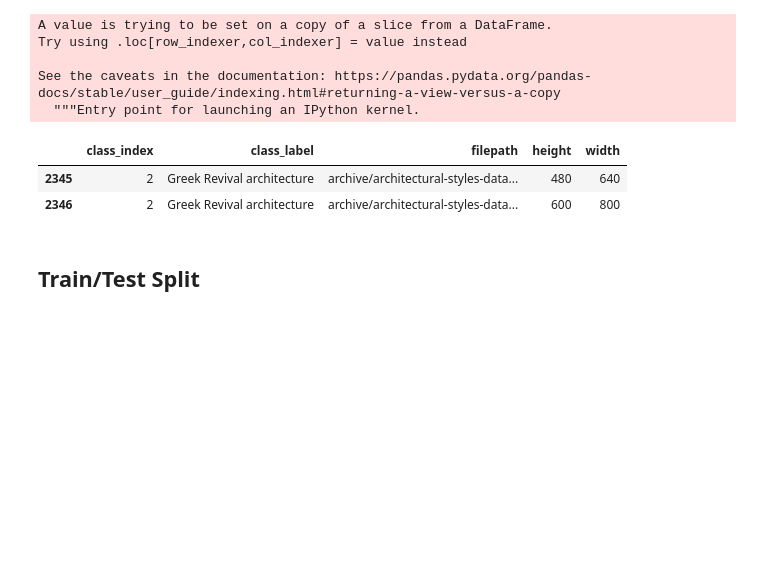
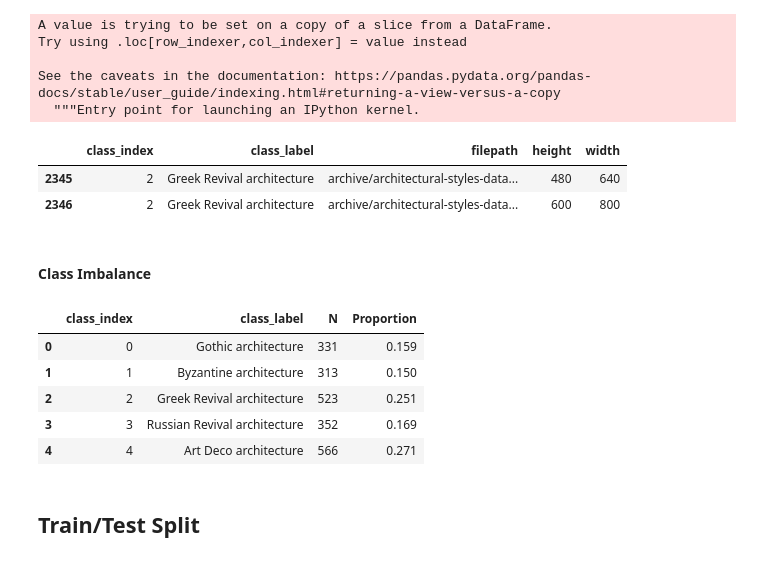
Before and after one commit to Physsionist/deep_architecture, a Jupyter notebook: model_fitting.ipynb, the cells around one changed output. Drawn from its saved outputs; the diff is of its cells as text; code cells hidden in the pictures; blank space fills up the shorter version.

```diff
--- a/model_fitting.ipynb
+++ b/model_fitting.ipynb
@@ -360,6 +360,19 @@ See the caveats in the documentation: https://pandas.pydata.org/pandas-docs/stab
 |  | class_index | class_label | filepath | height | width |
 | 2345 | 2 | Greek Revival architecture | archive/architectural-styles-data... | 480 | 640 |
 | 2346 | 2 | Greek Revival architecture | archive/architectural-styles-data... | 600 | 800 |
+# %% [markdown]
+#### Class Imbalance
+# %%
+temp = df_filt.groupby(['class_index', 'class_label']).size().reset_index().rename({0:'N'}, axis=1)
+temp['Proportion'] = (temp['N'] / len(df_filt)).round(3)
+temp
+# %% [output]
+|  | class_index | class_label | N | Proportion |
+| 0 | 0 | Gothic architecture | 331 | 0.159 |
+| 1 | 1 | Byzantine architecture | 313 | 0.150 |
+| 2 | 2 | Greek Revival architecture | 523 | 0.251 |
+| 3 | 3 | Russian Revival architecture | 352 | 0.169 |
+| 4 | 4 | Art Deco architecture | 566 | 0.271 |
 # %% [markdown]
 ## Train/Test Split
 # %%
```
